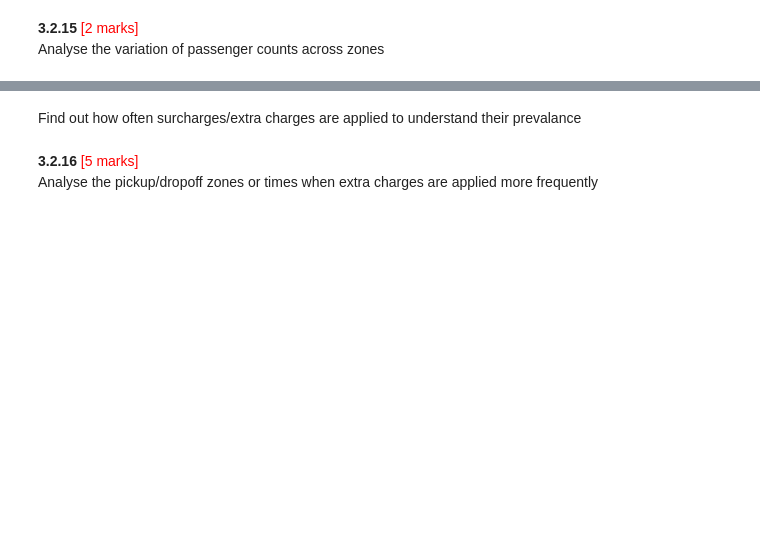
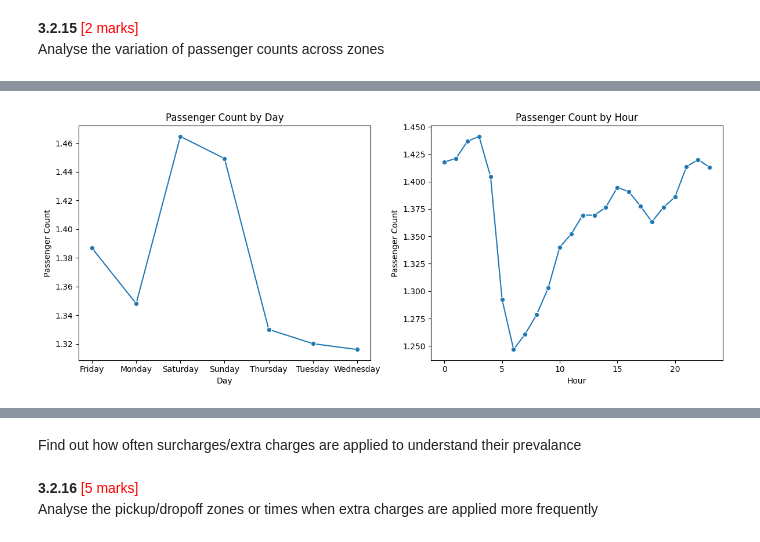
Before and after one commit to ChetanTiwari195/NewYorkTaxiEDA_DS_CT, a Jupyter notebook: EDA_Optimising_NYC_Taxis_ChetanTiwari.ipynb, the cells around one changed output, grey strips where cells are left out. Drawn from its saved outputs; the diff is of its cells as text; code cells hidden in the pictures; blank space fills up the shorter version.

```diff
--- a/EDA_Optimising_NYC_Taxis_ChetanTiwari.ipynb
+++ b/EDA_Optimising_NYC_Taxis_ChetanTiwari.ipynb
@@ -1704,3 +1967,5 @@ Additional analysis [optional]: Let's try comparing cases of low tips with cases
 Analyse the variation of passenger count across hours and days of the week.
 # %%
 # See how passenger count varies across hours and days
+passenger_hr_count = df_no_zero.groupby('pickup_hour')['passenger_count'].mean()
+passenger_day_count = df_no_zero.groupby('pickup_day')['passenger_count'].mean()
@@ -1711,0 +2007,18 @@ Analyse the variation of passenger counts across zones
+# %%
+# plot a line graph for passenger_day_count and passenger_hr_count
+plt.figure(figsize=(12,5))
+plt.subplot(1, 2, 1)
+sea.lineplot(x=passenger_day_count.index, y=passenger_day_count.values, marker='o')
+plt.title('Passenger Count by Day')
+plt.xlabel('Day')
+plt.ylabel('Passenger Count')
+
+plt.subplot(1, 2, 2)
+sea.lineplot(x=passenger_hr_count.index, y=passenger_hr_count.values, marker='o')
+plt.title('Passenger Count by Hour')
+plt.xlabel('Hour')
+plt.ylabel('Passenger Count')
+plt.tight_layout()
+plt.show()
+# %% [output]
+[figure, added]
```
Also changed, not shown: parts of 35 cells of this notebook.
